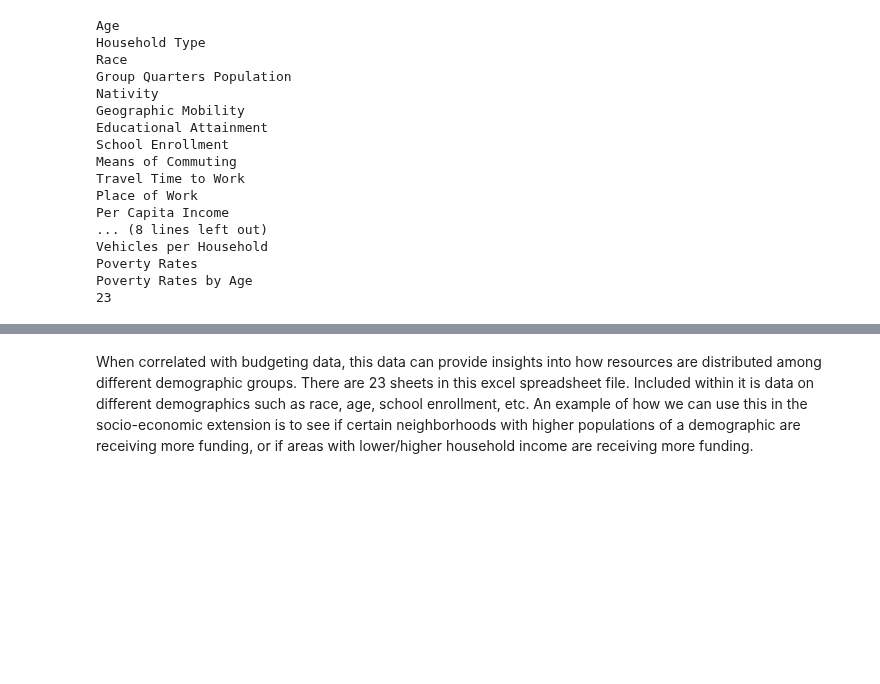
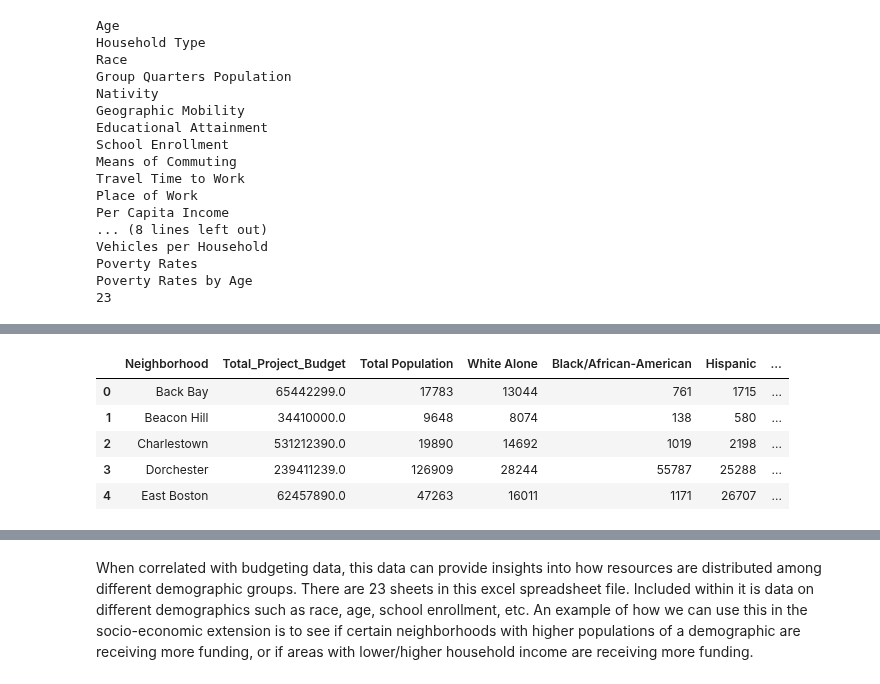
Before and after one commit to BU-Spark/ds-boston-city-budget, a Jupyter notebook: fa23-team-f/Extension/ExtensionExploration.ipynb, the cells around one changed output, grey strips where cells are left out. Saved outputs shown, nothing was run; the diff lists cells and outputs as text; code cells hidden in the pictures; blank space fills up the shorter version.

```diff
--- a/fa23-team-f/Extension/ExtensionExploration.ipynb
+++ b/fa23-team-f/Extension/ExtensionExploration.ipynb
@@ -49,0 +115,6 @@ df2.head()
+# %%
+poverty = pd.read_excel(xls, 'Poverty Rates')
+poverty.columns = poverty.iloc[1]
+poverty = poverty.iloc[2:]
+poverty = poverty.rename(columns={poverty.columns[0]: 'Neighborhood'})
+poverty.head()
@@ -49,0 +128,10 @@ df2.head()
+# %%
+capital = capital.merge(poverty, on='Neighborhood')
+capital.head()
+# %% [output]
+|  | Neighborhood | Total_Project_Budget | Total Population | White Alone | Black/African-American | Hispanic | ... |
+| 0 | Back Bay | 65442299.0 | 17783 | 13044 | 761 | 1715 | ... |
+| 1 | Beacon Hill | 34410000.0 | 9648 | 8074 | 138 | 580 | ... |
+| 2 | Charlestown | 531212390.0 | 19890 | 14692 | 1019 | 2198 | ... |
+| 3 | Dorchester | 239411239.0 | 126909 | 28244 | 55787 | 25288 | ... |
+| 4 | East Boston | 62457890.0 | 47263 | 16011 | 1171 | 26707 | ... |
```
Also changed, not shown: parts of 8 cells of this notebook.
